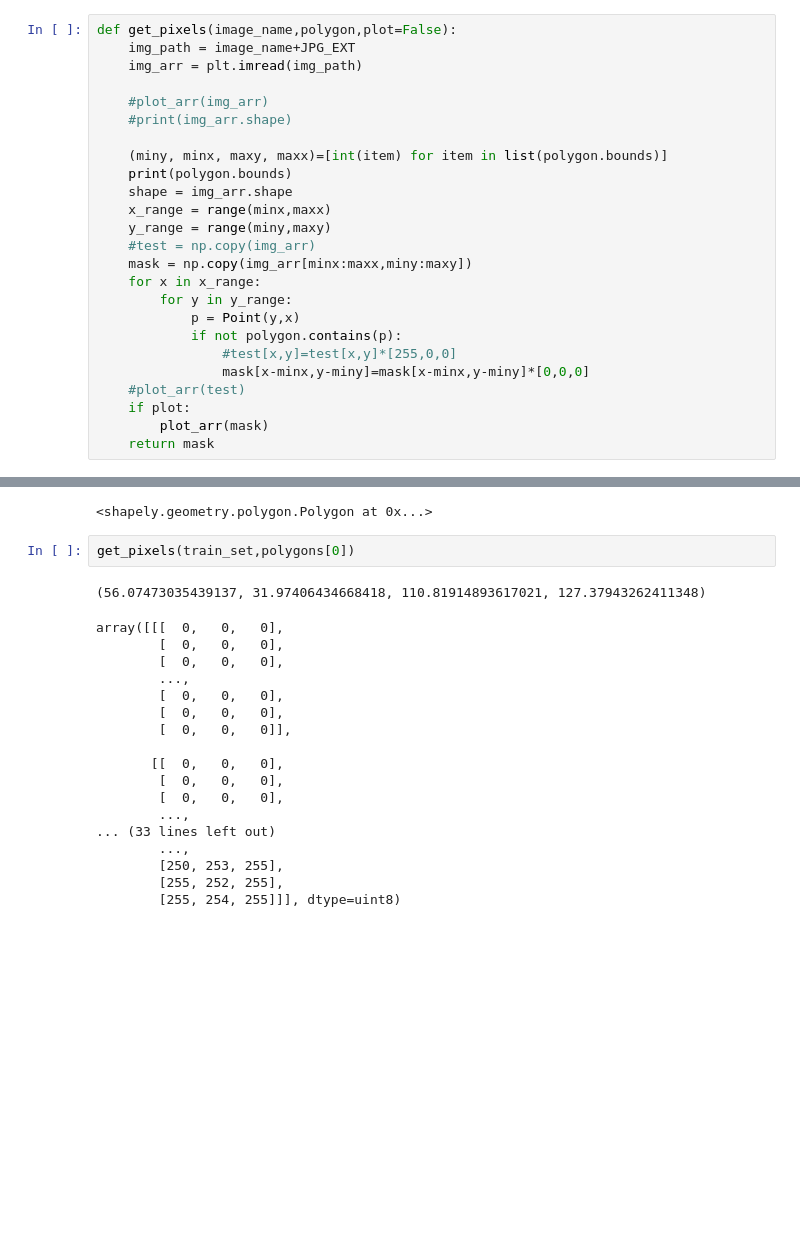
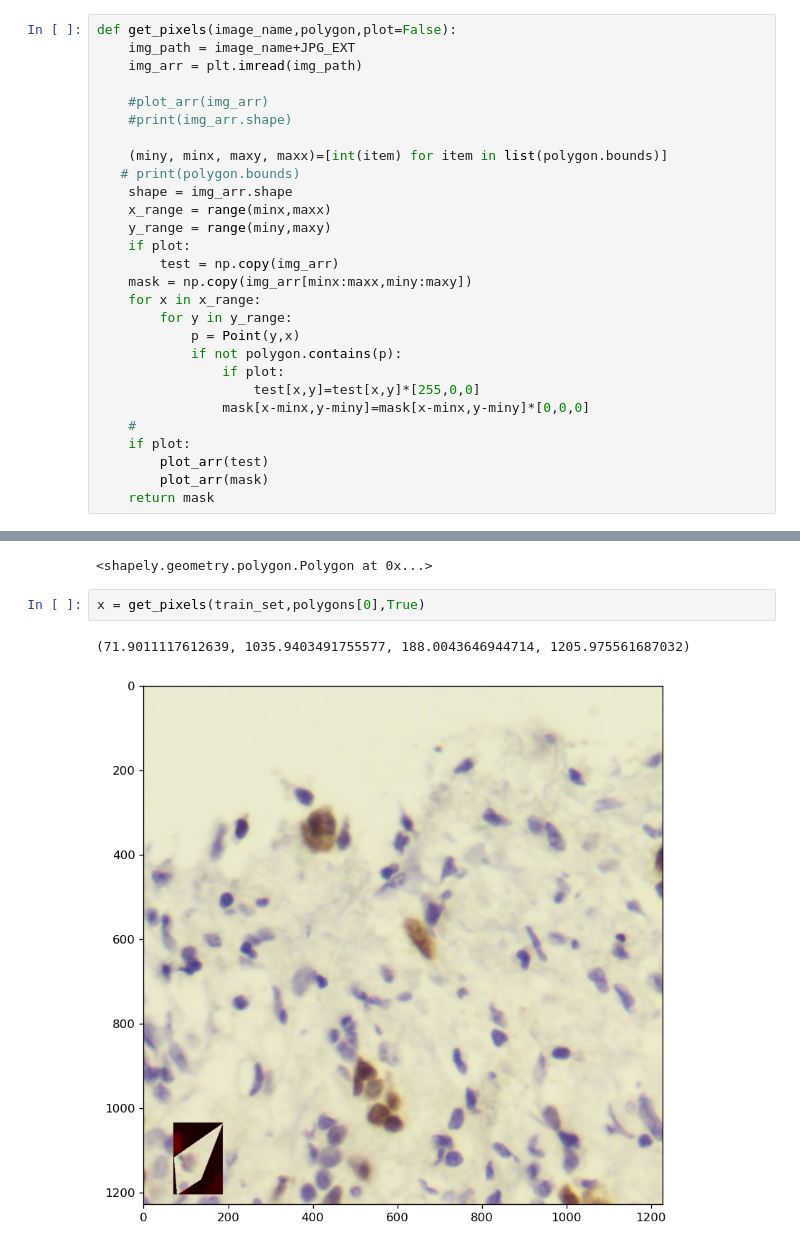
Before and after one commit to BlonskiP/local-features-segmentation, a Jupyter notebook: notebooks/train_set.ipynb, the cells around one changed output, grey strips where cells are left out. Drawn from its saved outputs; the diff is of its cells as text; blank space fills up the shorter version.

```diff
--- a/notebooks/train_set.ipynb
+++ b/notebooks/train_set.ipynb
@@ -74,20 +84,23 @@ def get_pixels(image_name,polygon,plot=False):
     #print(img_arr.shape)
 
     (miny, minx, maxy, maxx)=[int(item) for item in list(polygon.bounds)]
-    print(polygon.bounds)
+   # print(polygon.bounds)
     shape = img_arr.shape
     x_range = range(minx,maxx)
     y_range = range(miny,maxy)
-    #test = np.copy(img_arr)
+    if plot:
+        test = np.copy(img_arr)
     mask = np.copy(img_arr[minx:maxx,miny:maxy])
     for x in x_range:
         for y in y_range:
             p = Point(y,x)
             if not polygon.contains(p):
-                #test[x,y]=test[x,y]*[255,0,0]
+                if plot:
+                    test[x,y]=test[x,y]*[255,0,0]
                 mask[x-minx,y-miny]=mask[x-minx,y-miny]*[0,0,0]
-    #plot_arr(test)
+    #
     if plot:
+        plot_arr(test)
         plot_arr(mask)
     return mask
 # %%
@@ -101,23 +117,7 @@ polygons[0]
 # %% [output]
 <shapely.geometry.polygon.Polygon at 0x...>
 # %%
-get_pixels(train_set,polygons[0])
+x = get_pixels(train_set,polygons[0],True)
 # %% [output]
-(56.07473035439137, 31.97406434668418, 110.81914893617021, 127.37943262411348)
+(71.9011117612639, 1035.9403491755577, 188.0043646944714, 1205.975561687032)
-array([[[  0,   0,   0],
-        [  0,   0,   0],
-        [  0,   0,   0],
-        ...,
-        [  0,   0,   0],
-        [  0,   0,   0],
-        [  0,   0,   0]],
-
-       [[  0,   0,   0],
-        [  0,   0,   0],
-        [  0,   0,   0],
-        ...,
-... (33 lines left out)
-        ...,
-        [250, 253, 255],
-        [255, 252, 255],
-        [255, 254, 255]]], dtype=uint8)
+[figure, added]
```
Also changed, not shown: parts of 10 cells of this notebook.
